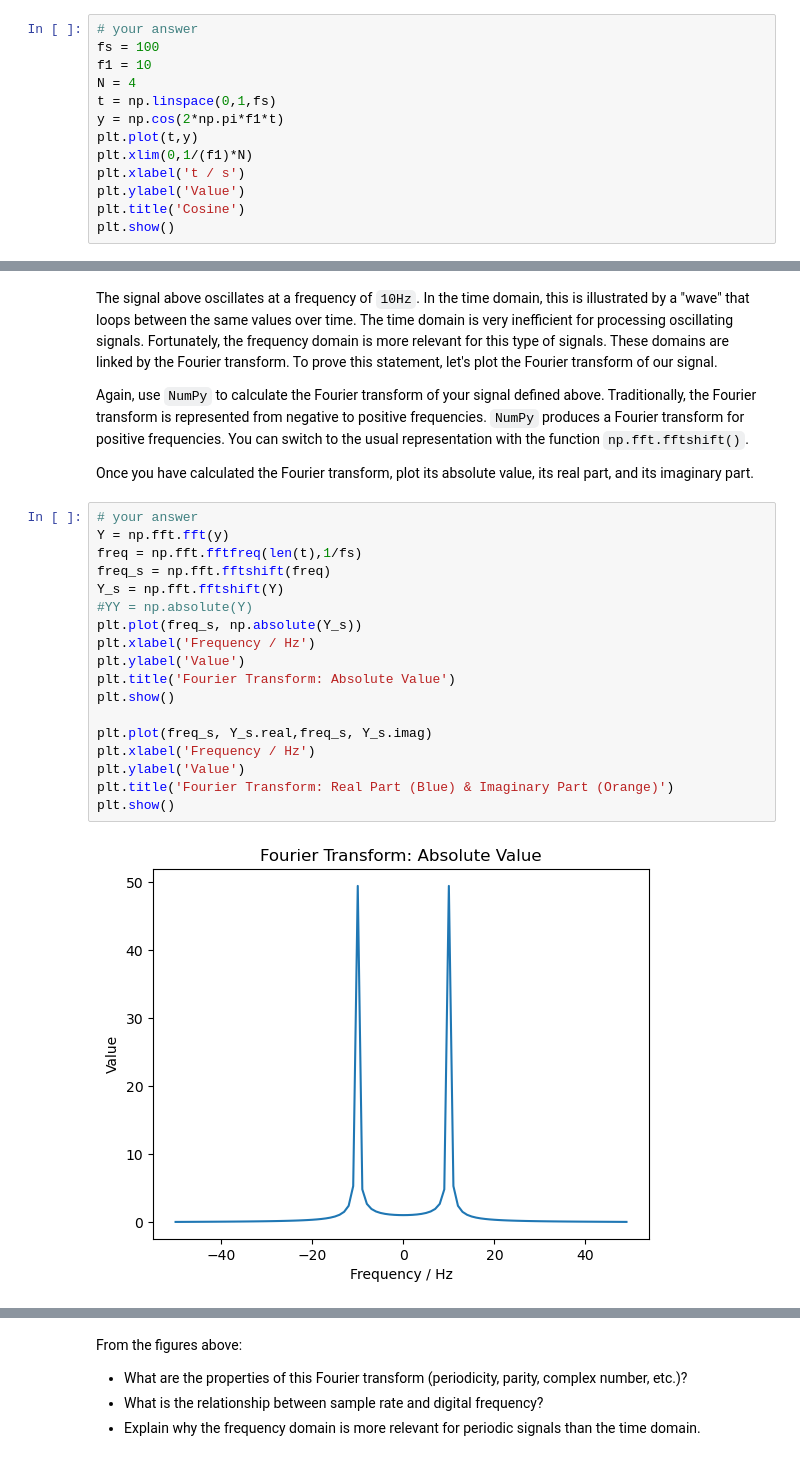
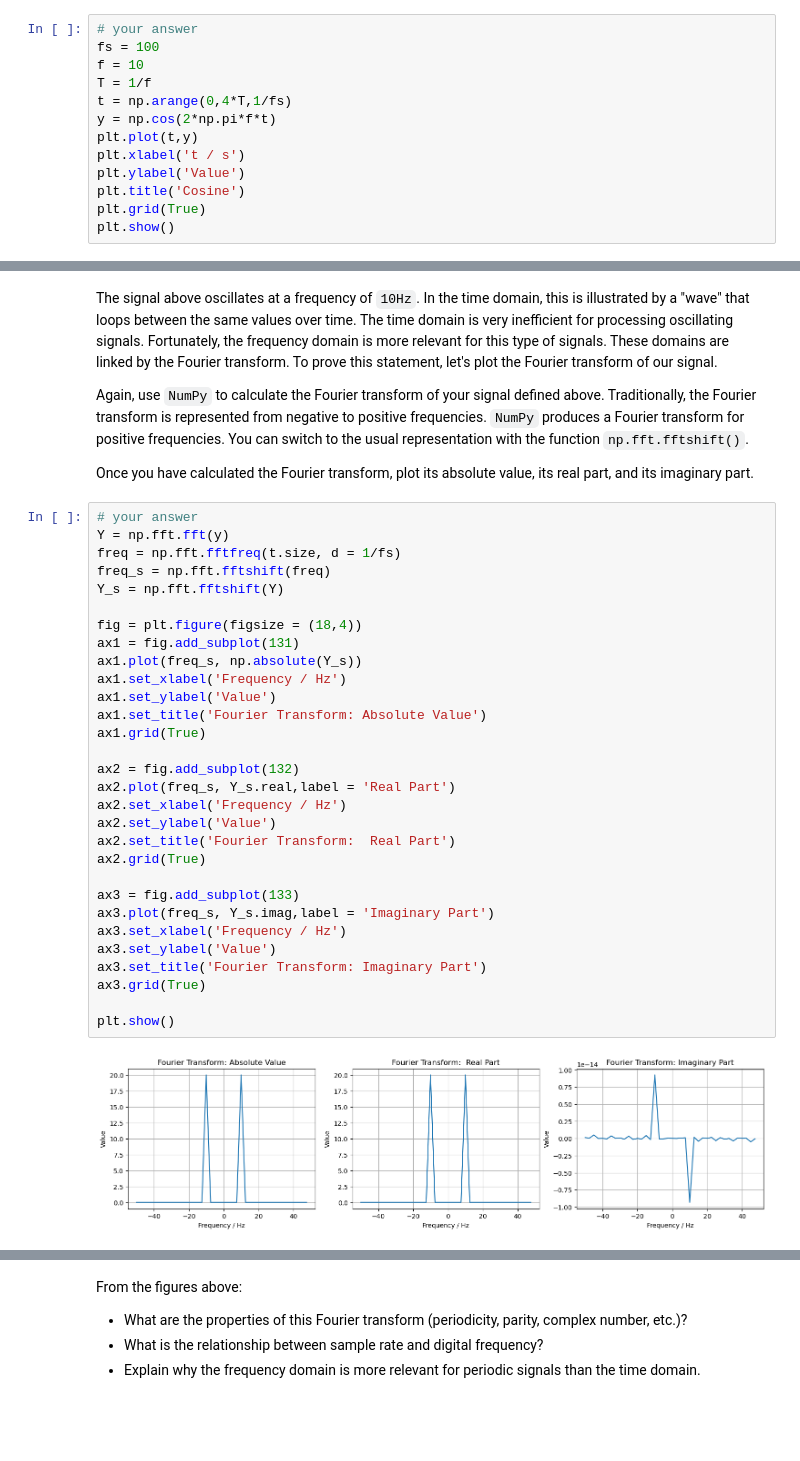
Before and after one commit to LWYohann/Fundamental_of_EE_lab, a Jupyter notebook: Fundamental_lab1_WENYU LIU.ipynb, the cells around one changed output, grey strips where cells are left out. Drawn from its saved outputs; the diff is of its cells as text; blank space fills up the shorter version.

```diff
--- a/Fundamental_lab1_WENYU LIU.ipynb
+++ b/Fundamental_lab1_WENYU LIU.ipynb
@@ -13,14 +16,14 @@ First, use the python library `NumPy` to generate a simple periodic signal. Plot
 # %%
 # your answer
 fs = 100
-f1 = 10
-N = 4
-t = np.linspace(0,1,fs)
-y = np.cos(2*np.pi*f1*t)
+f = 10
+T = 1/f
+t = np.arange(0,4*T,1/fs)
+y = np.cos(2*np.pi*f*t)
 plt.plot(t,y)
-plt.xlim(0,1/(f1)*N)
 plt.xlabel('t / s')
 plt.ylabel('Value')
 plt.title('Cosine')
+plt.grid(True)
 plt.show()
 # %% [output]
@@ -51,20 +54,32 @@ Once you have calculated the Fourier transform, plot its absolute value, its rea
 # %%
 # your answer
 Y = np.fft.fft(y)
-freq = np.fft.fftfreq(len(t),1/fs)
+freq = np.fft.fftfreq(t.size, d = 1/fs)
 freq_s = np.fft.fftshift(freq)
 Y_s = np.fft.fftshift(Y)
-#YY = np.absolute(Y)
-plt.plot(freq_s, np.absolute(Y_s))
-plt.xlabel('Frequency / Hz')
-plt.ylabel('Value')
-plt.title('Fourier Transform: Absolute Value')
+
+fig = plt.figure(figsize = (18,4))
+ax1 = fig.add_subplot(131)
+ax1.plot(freq_s, np.absolute(Y_s))
+ax1.set_xlabel('Frequency / Hz')
+ax1.set_ylabel('Value')
+ax1.set_title('Fourier Transform: Absolute Value')
+ax1.grid(True)
+
+ax2 = fig.add_subplot(132)
+ax2.plot(freq_s, Y_s.real,label = 'Real Part')
+ax2.set_xlabel('Frequency / Hz')
+ax2.set_ylabel('Value')
+ax2.set_title('Fourier Transform:  Real Part')
+ax2.grid(True)
+
+ax3 = fig.add_subplot(133)
+ax3.plot(freq_s, Y_s.imag,label = 'Imaginary Part')
+ax3.set_xlabel('Frequency / Hz')
+ax3.set_ylabel('Value')
+ax3.set_title('Fourier Transform: Imaginary Part')
+ax3.grid(True)
+
 plt.show()
-
-plt.plot(freq_s, Y_s.real,freq_s, Y_s.imag)
-plt.xlabel('Frequency / Hz')
-plt.ylabel('Value')
-plt.title('Fourier Transform: Real Part (Blue) & Imaginary Part (Orange)')
-plt.show()
 # %% [output]
-[figure, old version]
+[figure, new version]
```
Also changed, not shown: parts of 18 cells of this notebook.
